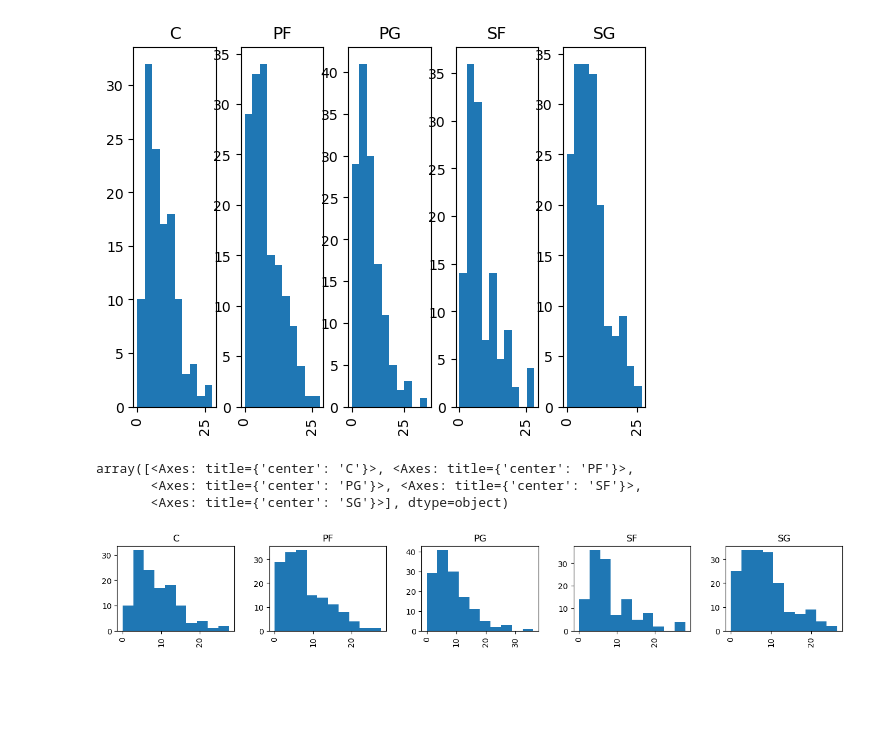
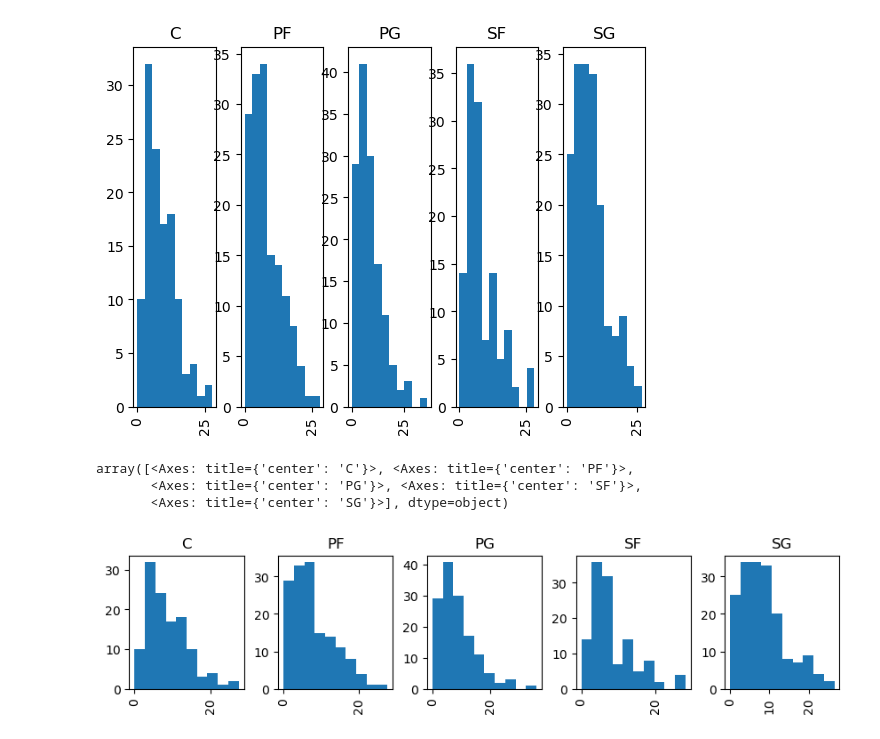
Before and after one commit to aqib1/Python_Algorithms, a Jupyter notebook: exploratoryDataAnalysis/exploratory-data.ipynb, the cells around one changed output. Drawn from its saved outputs; the diff is of its cells as text; code cells hidden in the pictures; blank space fills up the shorter version.

Commit message:
Histogram figszie and layout

```diff
--- a/exploratoryDataAnalysis/exploratory-data.ipynb
+++ b/exploratoryDataAnalysis/exploratory-data.ipynb
@@ -369,9 +369,9 @@ array([<Axes: title={'center': 'C'}>, <Axes: title={'center': 'PF'}>,
        <Axes: title={'center': 'SG'}>], dtype=object)
 [figure]
 # %%
-posPTS['PTS'].hist(by=posPTS['Pos'], layout=(1,5), figsize=(16,2))
+posPTS['PTS'].hist(by=posPTS['Pos'], layout=(1,5), figsize=(10,2))
 # %% [output]
 array([<Axes: title={'center': 'C'}>, <Axes: title={'center': 'PF'}>,
        <Axes: title={'center': 'PG'}>, <Axes: title={'center': 'SF'}>,
        <Axes: title={'center': 'SG'}>], dtype=object)
-[figure, old version]
+[figure, new version]
```
